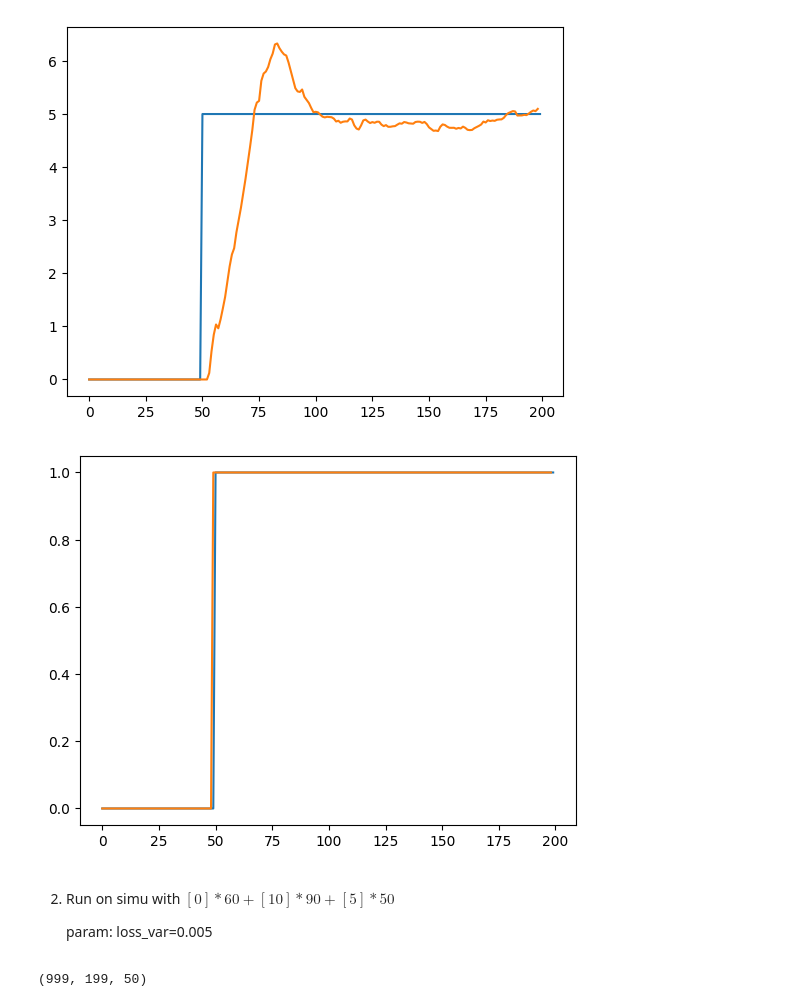
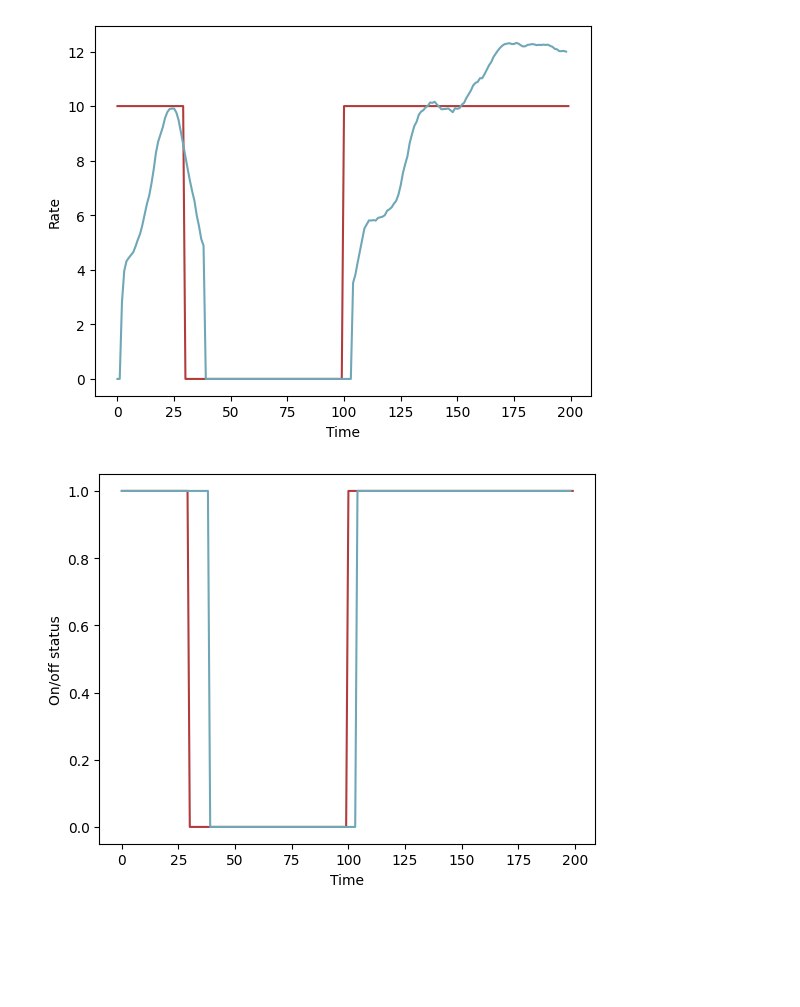
Before and after one commit to xwang97/SpatialDynamics, a Jupyter notebook: run_simu.ipynb, the cells around one changed output. Cells and saved outputs as stored; diff of their text form; code cells hidden in the pictures; blank space fills up the shorter version.

Commit message:
simulation experiments roughly finished

```diff
--- a/run_simu.ipynb
+++ b/run_simu.ipynb
@@ -29,8 +26,10 @@ num_epochs = 100
 # Set random seed
 set_seed(1021)
 # %%
-file = "../Simulation/data/simu1.csv"
+file = "../Simulation/data/simu6.csv"
 data = read_data(file, None, SEQ_LEN, dim_inputs)
+save_name_gen = '../Simulation/Result_for_Plot/simu6_gen'
+save_name_status = '../Simulation/Result_for_Plot/simu6_status'
 # %%
 # Set random seed
 set_seed(1021)
@@ -59,25 +58,16 @@ Epoch [100/100], Loss1: 19.7629, Loss2: 19.0168, Loss3: 0.0113
 # %%
+set_seed(1021)
 test_data = data
 prediction, generation, trans_status = test(test_data, train_locs, net)
-avg_gen = torch.mean(generation, dim=0).view(-1).cpu().detach().numpy()
-# rates = [10]*60 + [0.1]*60 + [5]*80
-rates = [0]*50 + [5]*150
-onoff = [0]*50 + [1]*150
-# visualize(rates, avg_gen)
-visualize(rates, generation[1].view(-1).cpu().detach().numpy())
-visualize(onoff, trans_status[1].view(-1).cpu().detach().numpy())
-# for i in range(100):
-#     switch = trans_status[i].view(-1).cpu().detach().numpy()
-#     plt.plot(switch)
+# avg_gen = torch.mean(generation, dim=0).view(-1).cpu().detach().numpy()
+rates = [10]*30 + [0]*70 + [10]*100
+# rates = [5]*120 + [0]*80
+onoff = [1]*30 + [0]*70 + [1]*100
+
+generation = generation.squeeze().cpu().detach().numpy()
+trans_status = trans_status.squeeze().cpu().detach().numpy()
+save_and_plot_simu(rates, generation[1]*trans_status[1], filename=save_name_gen)
+save_and_plot_simu(onoff, trans_status[1], filename=save_name_status, switch='onoff')
 # %% [output]
-[figure, old version]
+[figure, new version]
-[figure, old version]
+[figure, new version]
-# %% [markdown]
-2. Run on simu with $[0]*60 + [10]*90 + [5]*50$
-
-    param: loss_var=0.005
-# %%
-file = "simu1.csv"
-data = read_data(file, SEQ_LEN, dim_inputs)
-# %% [output]
-(999, 199, 50)
```
Also changed, not shown: parts of 10 cells of this notebook, 5 other files.
